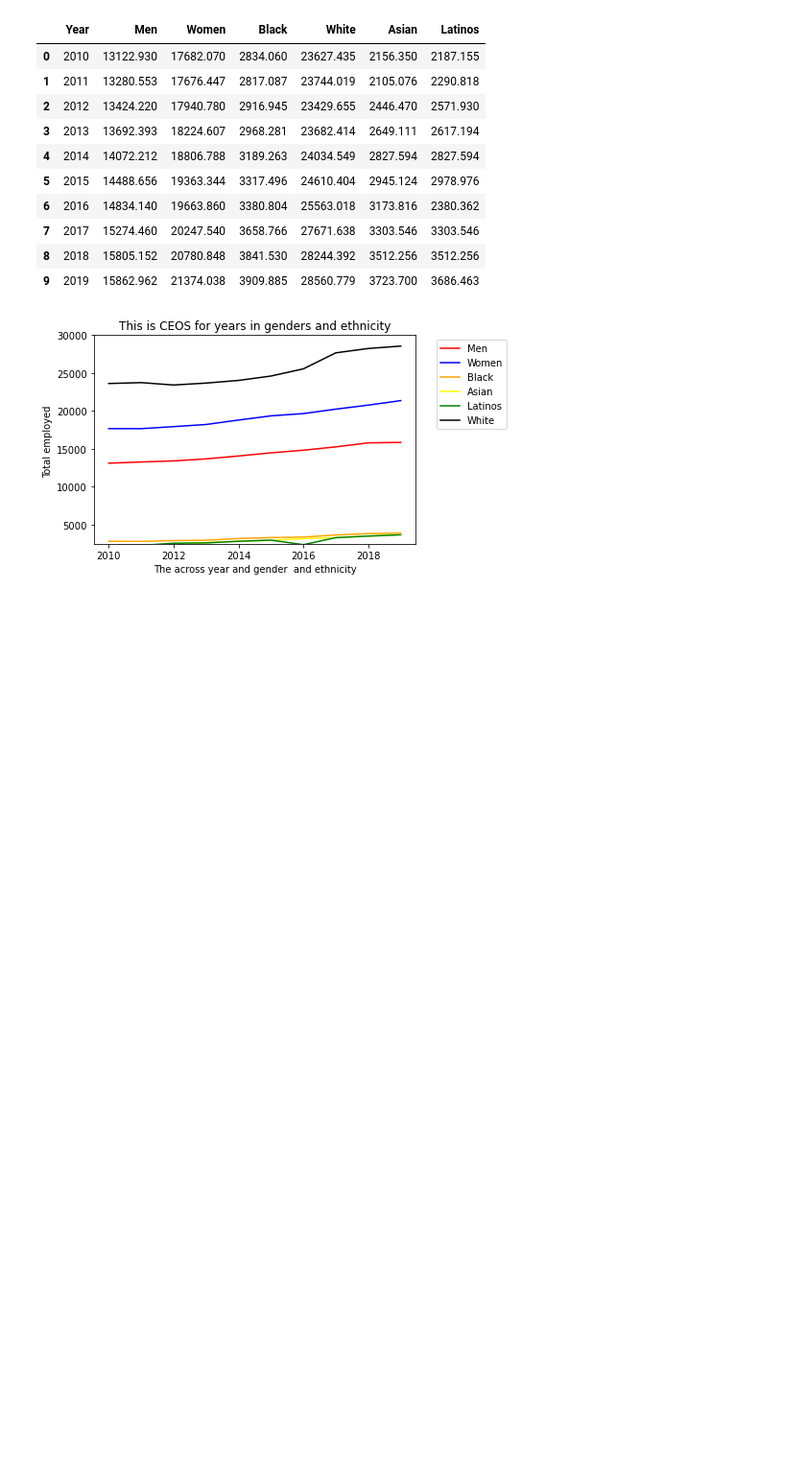
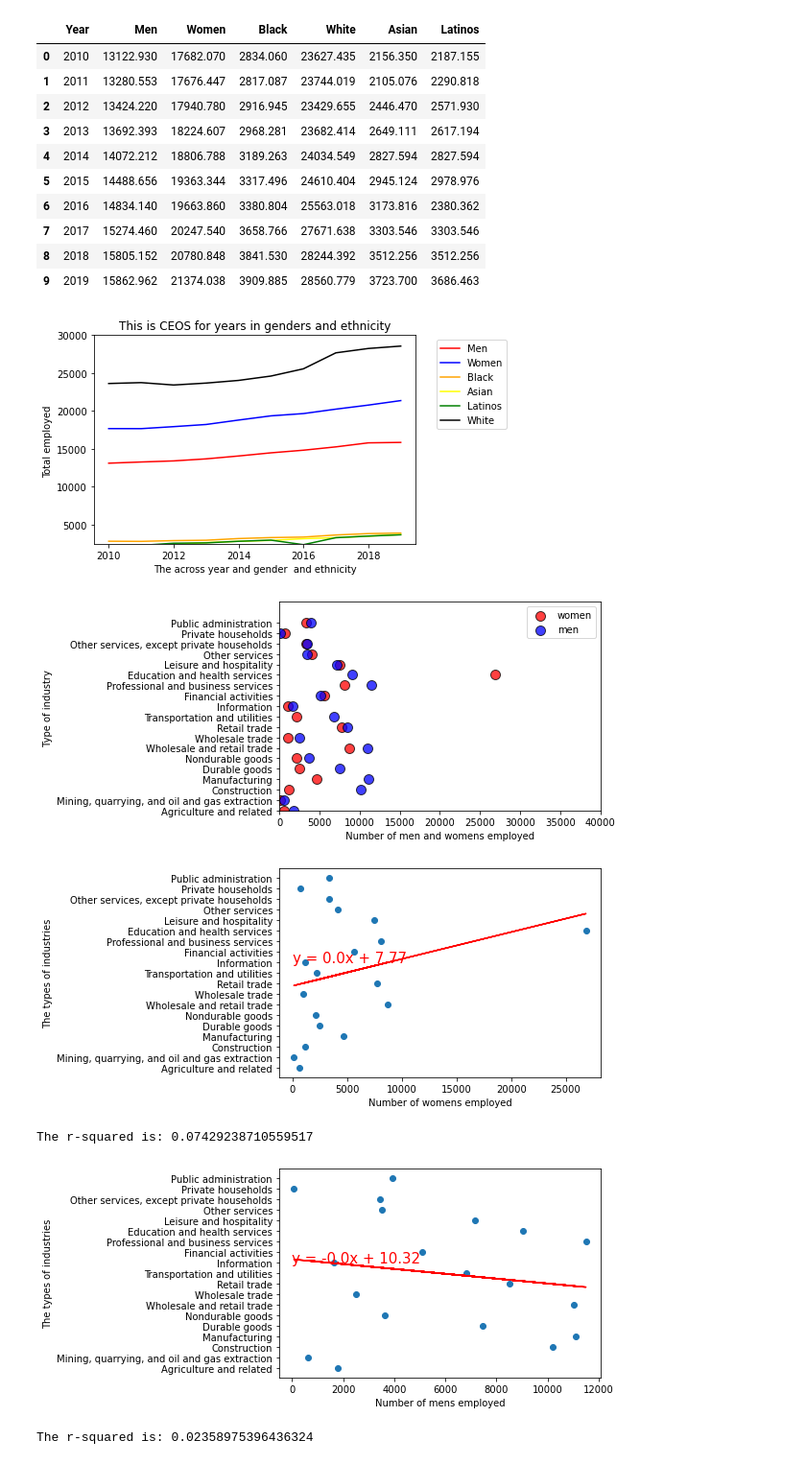
Before and after one commit to chinnamanaidu/project_rutgers, a Jupyter notebook: Project_bls/bls_starter.ipynb, the cells around one changed output. Shown at 96% size. Drawn from its saved outputs; the diff is of its cells as text; code cells hidden in the pictures; blank space fills up the shorter version.

```diff
--- a/Project_bls/bls_starter.ipynb
+++ b/Project_bls/bls_starter.ipynb
@@ -890,3 +890,76 @@ ind_ceo_year_metadata
 | 8 | 2018 | 15805.152 | 20780.848 | 3841.530 | 28244.392 | 3512.256 | 3512.256 |
 | 9 | 2019 | 15862.962 | 21374.038 | 3909.885 | 28560.779 | 3723.700 | 3686.463 |
 [figure]
+# %%
+#This is scatter plot for number of employment and genders and ethnicity
+
+x_axis = ind_menwomen_metadata['Women']
+x_axis_men = ind_menwomen_metadata['Men']
+
+data = ind_menwomen_metadata['Industry, sex, and race']
+
+plt.scatter(x_axis, data, marker="o", facecolors="red", edgecolors="black",
+            s=100, alpha=0.75, label="women")
+plt.scatter(x_axis_men, data, marker="o", facecolors="blue", edgecolors="black",
+            s=100, alpha=0.75, label="men")
+#plt.xticks(range(0, len(data)), data, rotation="horizontal")
+plt.ylim(0,20)
+plt.xlim(0,40000)
+plt.xlabel(" Number of men and womens employed ")
+plt.ylabel(" Type of industry  ")
+plt.legend()
+plt.savefig("Images/womens_industry_scatter.png")
+plt.show()
+(wea_slope, wea_intercept, rvalue, pvalue, stderr) = linregress(x_axis, range(0, len(data)))
+wea_regress_values = x_axis* wea_slope + wea_intercept
+line_eq = "y = " + str(round(wea_slope,2)) + "x + " + str(round(wea_intercept,2))
+plt.scatter(x_axis,data)
+plt.plot(x_axis,wea_regress_values,"r-")
+
+plt.annotate(line_eq,(6,10),fontsize=15,color="red")
+plt.xlabel('Number of womens employed')
+plt.ylabel('The types of industries')
+plt.show()
+print(f"The r-squared is: {rvalue**2}")
+
+
+(wea_slope, wea_intercept, rvalue, pvalue, stderr) = linregress(x_axis_men, range(0, len(data)))
+wea_regress_values = x_axis_men* wea_slope + wea_intercept
+line_eq = "y = " + str(round(wea_slope,2)) + "x + " + str(round(wea_intercept,2))
+plt.scatter(x_axis_men,data)
+plt.plot(x_axis_men,wea_regress_values,"r-")
+plt.annotate(line_eq,(6,10),fontsize=15,color="red")
+plt.xlabel('Number of mens employed')
+plt.ylabel('The types of industries')
+plt.show()
+print(f"The r-squared is: {rvalue**2}")
+
+#(crime_slope, crime_intercept, rvalue, pvalue, stderr) = linregress(x_axis_men, range(0, len(data)))
+
+#plt.scatter(x_axis_men,range(0, len(data)))
+#plt.plot(x_axis_men,range(0, len(data)),"r-")
+#plt.annotate(line_eq,(2000,1),fontsize=15,color="red")
+#plt.xlabel('year')
+#plt.ylabel('violent crime rate')
+#plt.show()
+#crime_regress_values = x_axis_men * crime_slope + crime_intercept
+#line_eq = "y = " + str(round(crime_slope,2)) + "x + " + str(round(crime_intercept,2))
+#print(f"The r-squared is: {rvalue**2}")
+
+
+#(crime_slope, crime_intercept, rvalue, pvalue, stderr) = linregress(crime_x_values, crime_y_values)
+#crime_regress_values = x_values * crime_slope + crime_intercept
+#line_eq = "y = " + str(round(slope,2)) + "x + " + str(round(crime_intercept,2))
+#plt.scatter(crime_x_values,crime_y_values)
+#plt.plot(crime_x_values,crime_regress_values,"r-")
+#plt.annotate(line_eq,(2000,1),fontsize=15,color="red")
+#plt.xlabel('year')
+#plt.ylabel('violent crime rate')
+#plt.show()
+#print(f"The r-squared is: {rvalue**2}")
+# %% [output]
+[figure, added]
+[figure, added]
+The r-squared is: 0.07429238710559517
+[figure, added]
+The r-squared is: 0.02358975396436324
```
Also changed, not shown: parts of 9 cells of this notebook, 20 other files.
